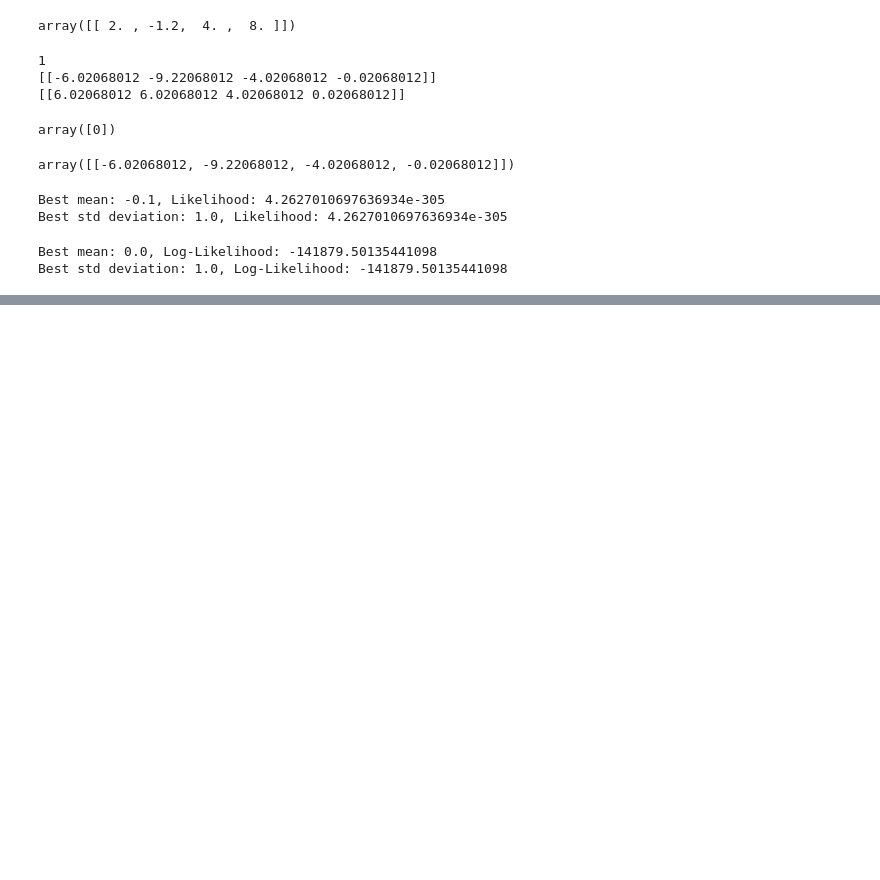
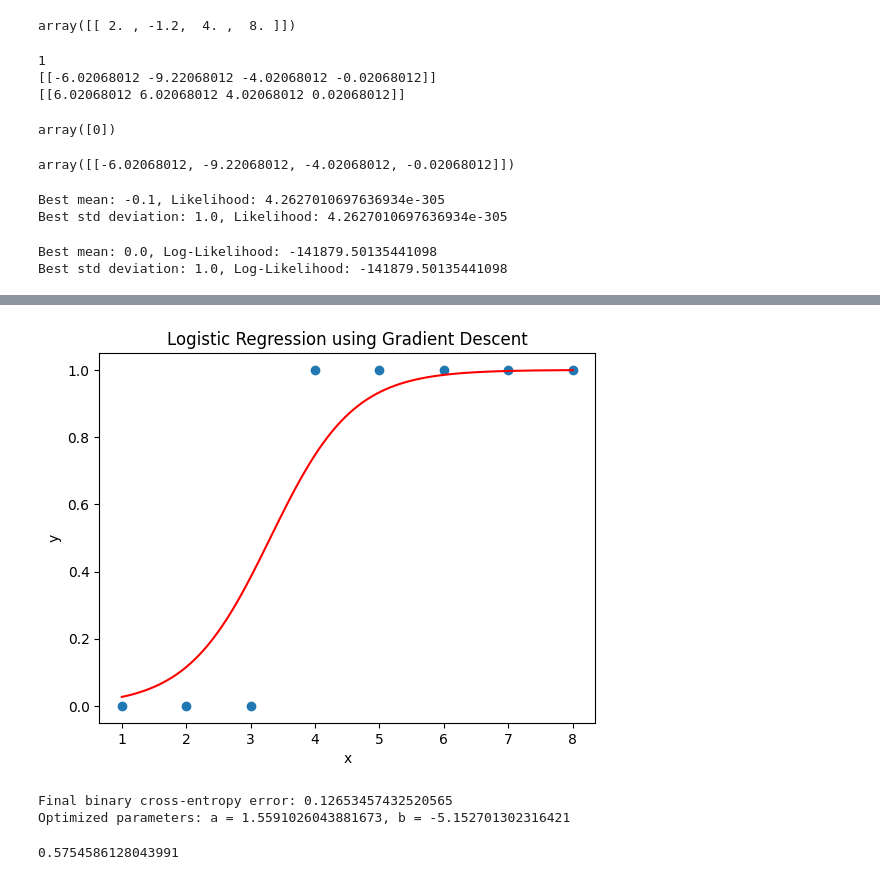
Before and after one commit to cmsolson75/nanograd, a Jupyter notebook: SimpleTests.ipynb, the cells around one changed output, grey strips where cells are left out. Drawn from its saved outputs; the diff is of its cells as text; code cells hidden in the pictures; blank space fills up the shorter version.

```diff
--- a/SimpleTests.ipynb
+++ b/SimpleTests.ipynb
@@ -520,0 +564,17 @@ Best std deviation: 1.0, Log-Likelihood: -141879.50135441098
+# %%
+import numpy as np
+
+# Generate synthetic data
+np.random.seed(42)
+N = 100  # Number of data points
+X = np.random.randn(N, 2)  # Two input features
+true_theta = np.array([2, -3])  # True parameters
+
+# Generate labels based on the true parameters
+z = X @ true_theta
+
+
+probabilities = 1 / (1 + np.exp(-z))
+
+print(np.min(probabilities))
+y = np.random.binomial(1, probabilities)
@@ -520,0 +801,63 @@ Best std deviation: 1.0, Log-Likelihood: -141879.50135441098
+# %%
+import numpy as np
+import matplotlib.pyplot as plt
+
+# Data points
+x = np.array([1, 2, 3, 4, 5, 6, 7, 8])
+y = np.array([0, 0, 0, 1, 1, 1, 1, 1])  # Binary labels
+
+# Initial parameters
+a = 1.2
+b = 0
+learning_rate = 0.1
+epochs = 1000
+
+# Sigmoid function
+def sigmoid(z):
+    return 1 / (1 + np.exp(-z))
+
+# Cost function (Binary Cross-Entropy)
+def binary_cross_entropy(a, b, x, y):
+    total_cost = 0
+    for xi, yi in zip(x, y):
+        z = a * xi + b
+        prediction = sigmoid(z)
+        cost = -yi * np.log(prediction) - (1 - yi) * np.log(1 - prediction)
+        total_cost += cost
+    return total_cost / len(x)
+
+# Gradient descent
+def gradient_descent(a, b, x, y, learning_rate, epochs):
+    m = len(x)
+    for _ in range(epochs):
+        da = sum((sigmoid(a * xi + b) - yi) * xi for xi, yi in zip(x, y)) / m
+        db = sum(sigmoid(a * xi + b) - yi for xi, yi in zip(x, y)) / m
+        a -= learning_rate * da
+        b -= learning_rate * db
+    return a, b
+
+# Train the model
+a, b = gradient_descent(a, b, x, y, learning_rate, epochs)
+
+# Plotting the data points and the logistic regression curve
+plt.scatter(x, y)
+dummy = np.linspace(1, np.max(x), 100)
+z = sigmoid(a * dummy + b)
+plt.plot(dummy, z, color='red')
+plt.xlabel('x')
+plt.ylabel('y')
+plt.title('Logistic Regression using Gradient Descent')
+plt.show()
+
+# Final binary cross-entropy error
+final_error = binary_cross_entropy(a, b, x, y)
+print(f'Final binary cross-entropy error: {final_error}')
+print(f'Optimized parameters: a = {a}, b = {b}')
+# %% [output]
+[figure, added]
+Final binary cross-entropy error: 0.12653457432520565
+Optimized parameters: a = 1.5591026043881673, b = -5.152701302316421
+# %%
+sigmoid(a * 3.5 + b)
+# %% [output]
+0.5754586128043991
```
Also changed, not shown: parts of 20 cells of this notebook, 4 other files.
